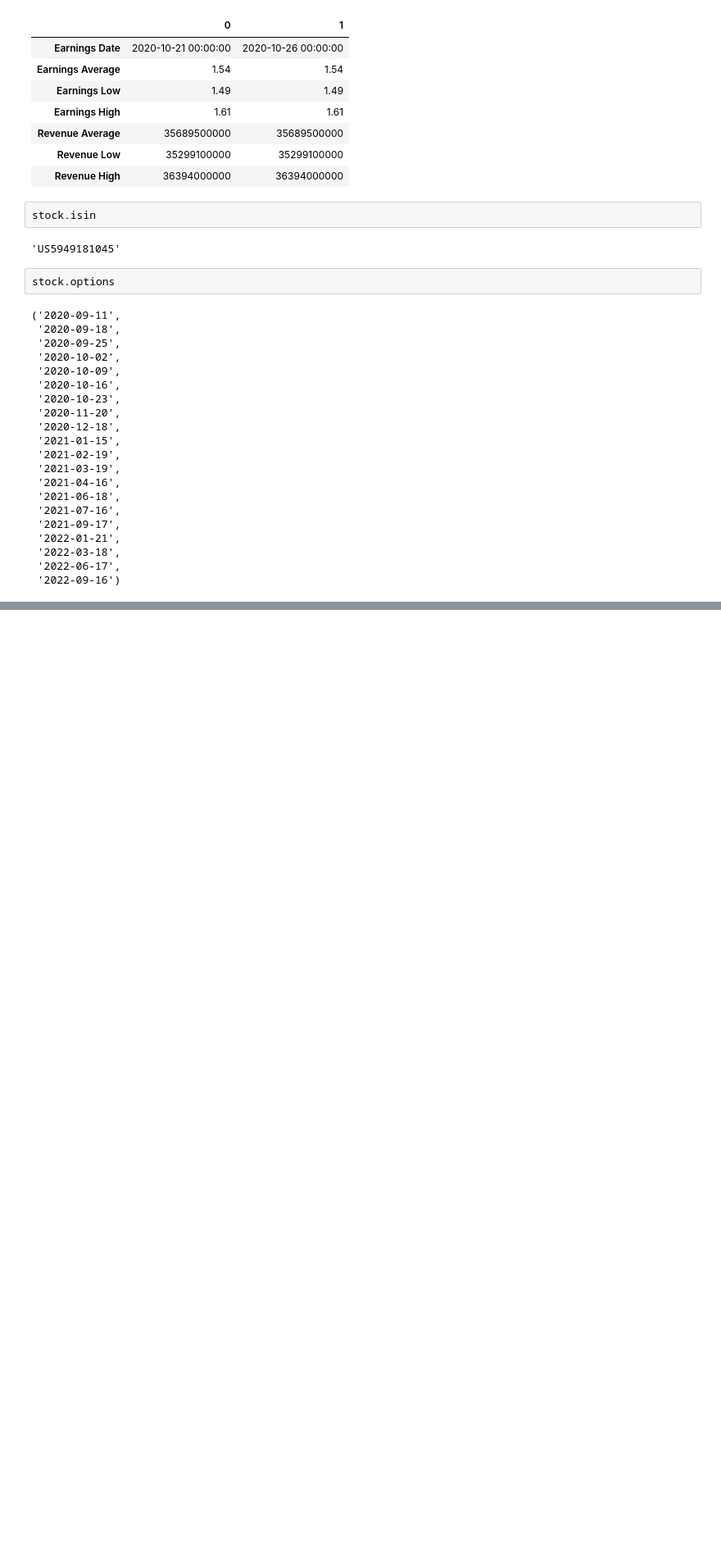
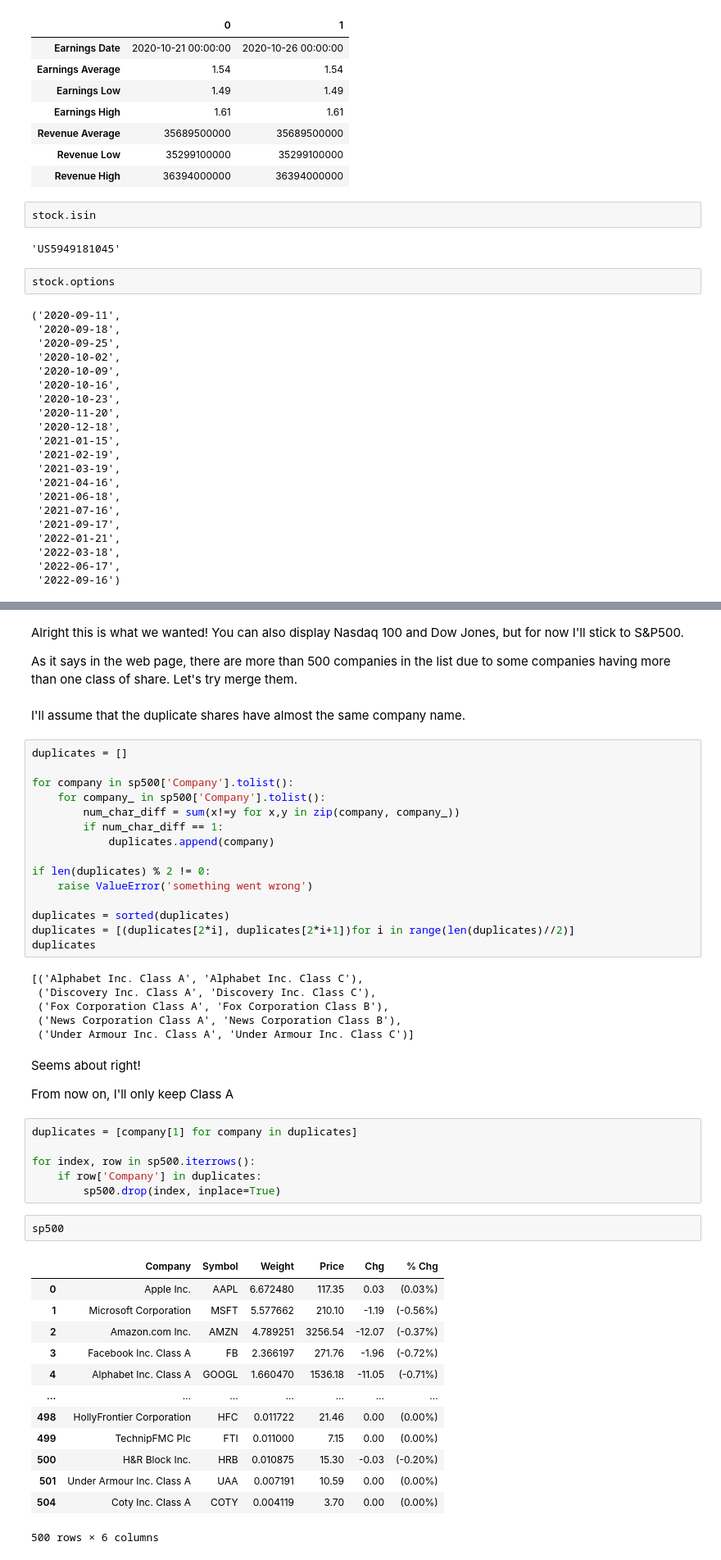
Before and after one commit to tae898/stockmarket, a Jupyter notebook: 01_overview.ipynb, the cells around one changed output, grey strips where cells are left out. Shown at 82% size. Cells and saved outputs as stored; diff of their text form; blank space fills up the shorter version.

```diff
--- a/01_overview.ipynb
+++ b/01_overview.ipynb
@@ -267,0 +323,53 @@ stock.options
+# %% [markdown]
+Alright this is what we wanted! You can also display Nasdaq 100 and Dow Jones, but for now I'll stick to S&P500.
+
+As it says in the web page, there are more than 500 companies in the list due to some companies having more than one class of share. Let's try merge them.
+# %% [markdown]
+I'll assume that the duplicate shares have almost the same company name.
+# %%
+duplicates = []
+
+for company in sp500['Company'].tolist():
+    for company_ in sp500['Company'].tolist():
+        num_char_diff = sum(x!=y for x,y in zip(company, company_))
+        if num_char_diff == 1:
+            duplicates.append(company)
+
+if len(duplicates) % 2 != 0:
+    raise ValueError('something went wrong')
+
+duplicates = sorted(duplicates)
+duplicates = [(duplicates[2*i], duplicates[2*i+1])for i in range(len(duplicates)//2)]
+duplicates
+# %% [output]
+[('Alphabet Inc. Class A', 'Alphabet Inc. Class C'),
+ ('Discovery Inc. Class A', 'Discovery Inc. Class C'),
+ ('Fox Corporation Class A', 'Fox Corporation Class B'),
+ ('News Corporation Class A', 'News Corporation Class B'),
+ ('Under Armour Inc. Class A', 'Under Armour Inc. Class C')]
+# %% [markdown]
+Seems about right!
+
+From now on, I'll only keep Class A
+# %%
+duplicates = [company[1] for company in duplicates]
+
+for index, row in sp500.iterrows():
+    if row['Company'] in duplicates:
+        sp500.drop(index, inplace=True)
+# %%
+sp500
+# %% [output]
+|  | Company | Symbol | Weight | Price | Chg | % Chg |
+| 0 | Apple Inc. | AAPL | 6.672480 | 117.35 | 0.03 | (0.03%) |
+| 1 | Microsoft Corporation | MSFT | 5.577662 | 210.10 | -1.19 | (-0.56%) |
+| 2 | Amazon.com Inc. | AMZN | 4.789251 | 3256.54 | -12.07 | (-0.37%) |
+| 3 | Facebook Inc. Class A | FB | 2.366197 | 271.76 | -1.96 | (-0.72%) |
+| 4 | Alphabet Inc. Class A | GOOGL | 1.660470 | 1536.18 | -11.05 | (-0.71%) |
+| ... | ... | ... | ... | ... | ... | ... |
+| 498 | HollyFrontier Corporation | HFC | 0.011722 | 21.46 | 0.00 | (0.00%) |
+| 499 | TechnipFMC Plc | FTI | 0.011000 | 7.15 | 0.00 | (0.00%) |
+| 500 | H&R Block Inc. | HRB | 0.010875 | 15.30 | -0.03 | (-0.20%) |
+| 501 | Under Armour Inc. Class A | UAA | 0.007191 | 10.59 | 0.00 | (0.00%) |
+| 504 | Coty Inc. Class A | COTY | 0.004119 | 3.70 | 0.00 | (0.00%) |
+500 rows × 6 columns
```
Also changed, not shown: parts of 16 cells of this notebook.
